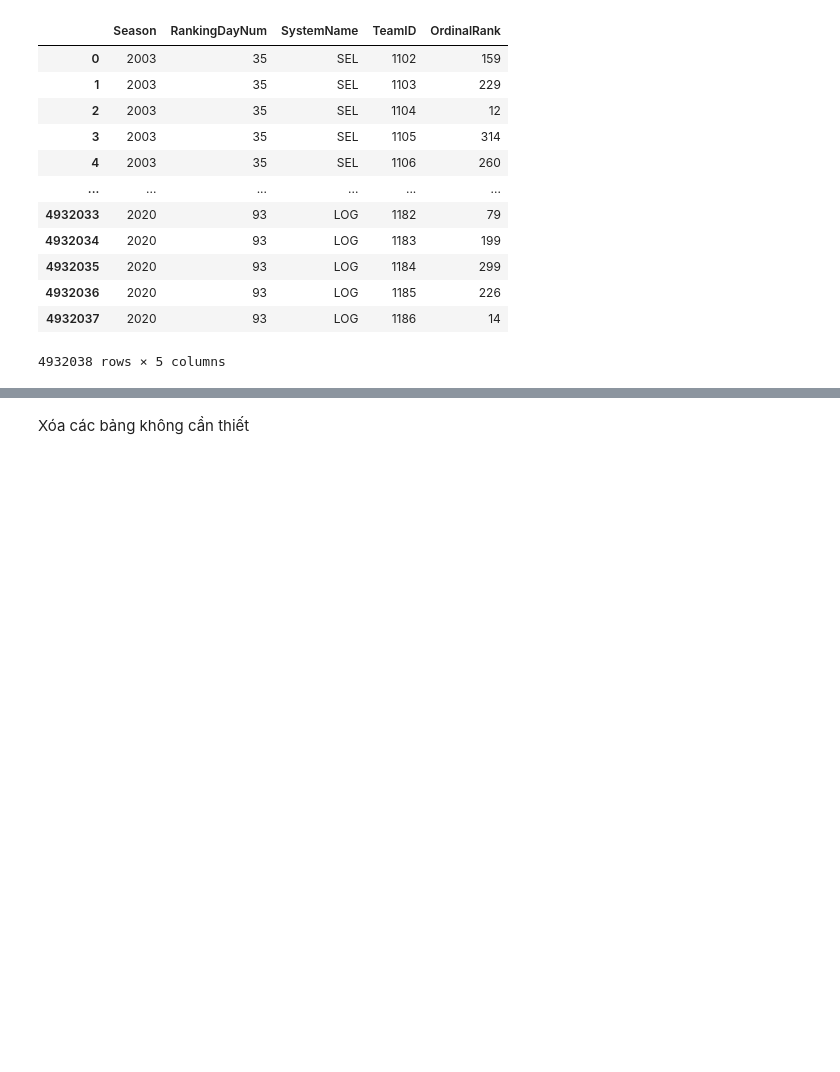
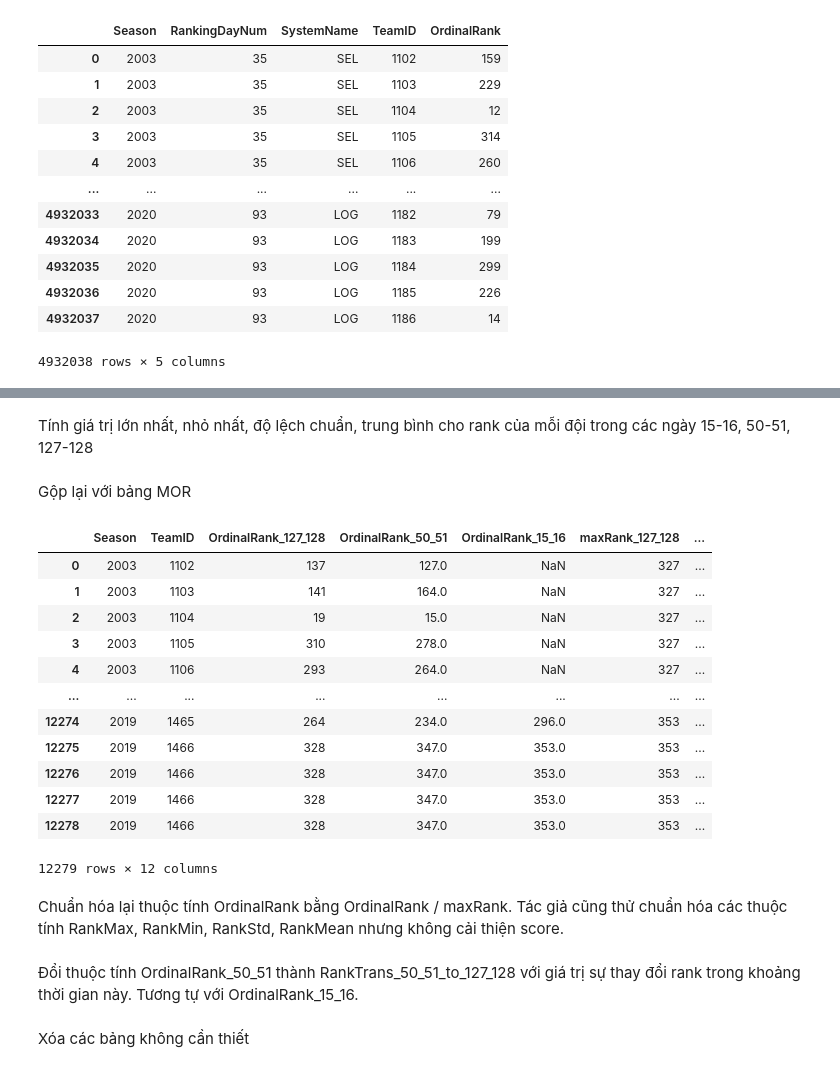
Before and after one commit to nomiku1999/KTDLUD, a Jupyter notebook: Report.ipynb, the cells around one changed output, grey strips where cells are left out. Cells and saved outputs as stored; diff of their text form; code cells hidden in the pictures; blank space fills up the shorter version.

Commit message:
Được tạo bằng Colaboratory

```diff
--- a/Report.ipynb
+++ b/Report.ipynb
@@ -637,3 +656,5 @@ MOR = MOR_127_128.merge(MOR_50_51, how='left', on=['Season','TeamID'])\
+# %% [markdown]
+Tính giá trị lớn nhất, nhỏ nhất, độ lệch chuẩn, trung bình cho rank của mỗi đội trong các ngày 15-16, 50-51, 127-128
 # %%
 ## normalizing Rank values by its season maxium as it varies by seasons
 MOR_max = MOR.groupby('Season')['OrdinalRank_127_128','OrdinalRank_50_51',
@@ -665,0 +670,22 @@ MOR.drop(['OrdinalRank_50_51','OrdinalRank_15_16', 'maxRank_50_51'
+# %% [markdown]
+Gộp lại với bảng MOR
+# %%
+MOR = MOR.merge(MOR_max, how='left', on='Season')\
+        .merge(MOR_stats, how='left', on=['Season','TeamID'])
+MOR
+# %% [output]
+|  | Season | TeamID | OrdinalRank_127_128 | OrdinalRank_50_51 | OrdinalRank_15_16 | maxRank_127_128 | ... |
+| 0 | 2003 | 1102 | 137 | 127.0 | NaN | 327 | ... |
+| 1 | 2003 | 1103 | 141 | 164.0 | NaN | 327 | ... |
+| 2 | 2003 | 1104 | 19 | 15.0 | NaN | 327 | ... |
+| 3 | 2003 | 1105 | 310 | 278.0 | NaN | 327 | ... |
+| 4 | 2003 | 1106 | 293 | 264.0 | NaN | 327 | ... |
+| ... | ... | ... | ... | ... | ... | ... | ... |
+| 12274 | 2019 | 1465 | 264 | 234.0 | 296.0 | 353 | ... |
+| 12275 | 2019 | 1466 | 328 | 347.0 | 353.0 | 353 | ... |
+| 12276 | 2019 | 1466 | 328 | 347.0 | 353.0 | 353 | ... |
+| 12277 | 2019 | 1466 | 328 | 347.0 | 353.0 | 353 | ... |
+| 12278 | 2019 | 1466 | 328 | 347.0 | 353.0 | 353 | ... |
+12279 rows × 12 columns
+# %% [markdown]
+Chuẩn hóa lại thuộc tính OrdinalRank bằng OrdinalRank / maxRank. Tác giả cũng thử chuẩn hóa các thuộc tính RankMax, RankMin, RankStd, RankMean nhưng không cải thiện score.
@@ -665,0 +700,2 @@ MOR.drop(['OrdinalRank_50_51','OrdinalRank_15_16', 'maxRank_50_51'
+# %% [markdown]
+Đổi thuộc tính OrdinalRank_50_51 thành RankTrans_50_51_to_127_128 với giá trị sự thay đổi rank trong khoảng thời gian này. Tương tự với OrdinalRank_15_16.
```
Also changed, not shown: parts of 7 cells of this notebook.
